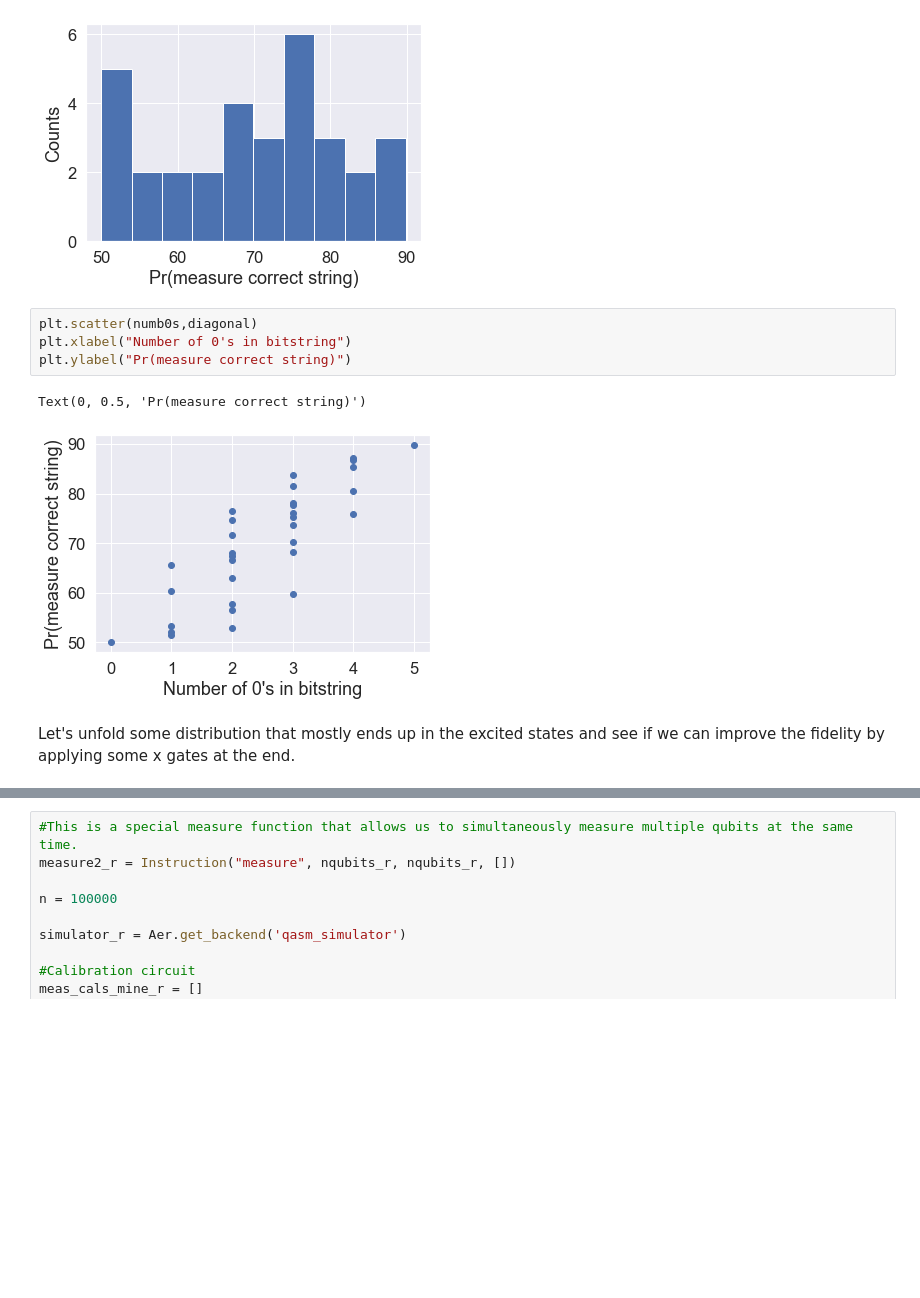
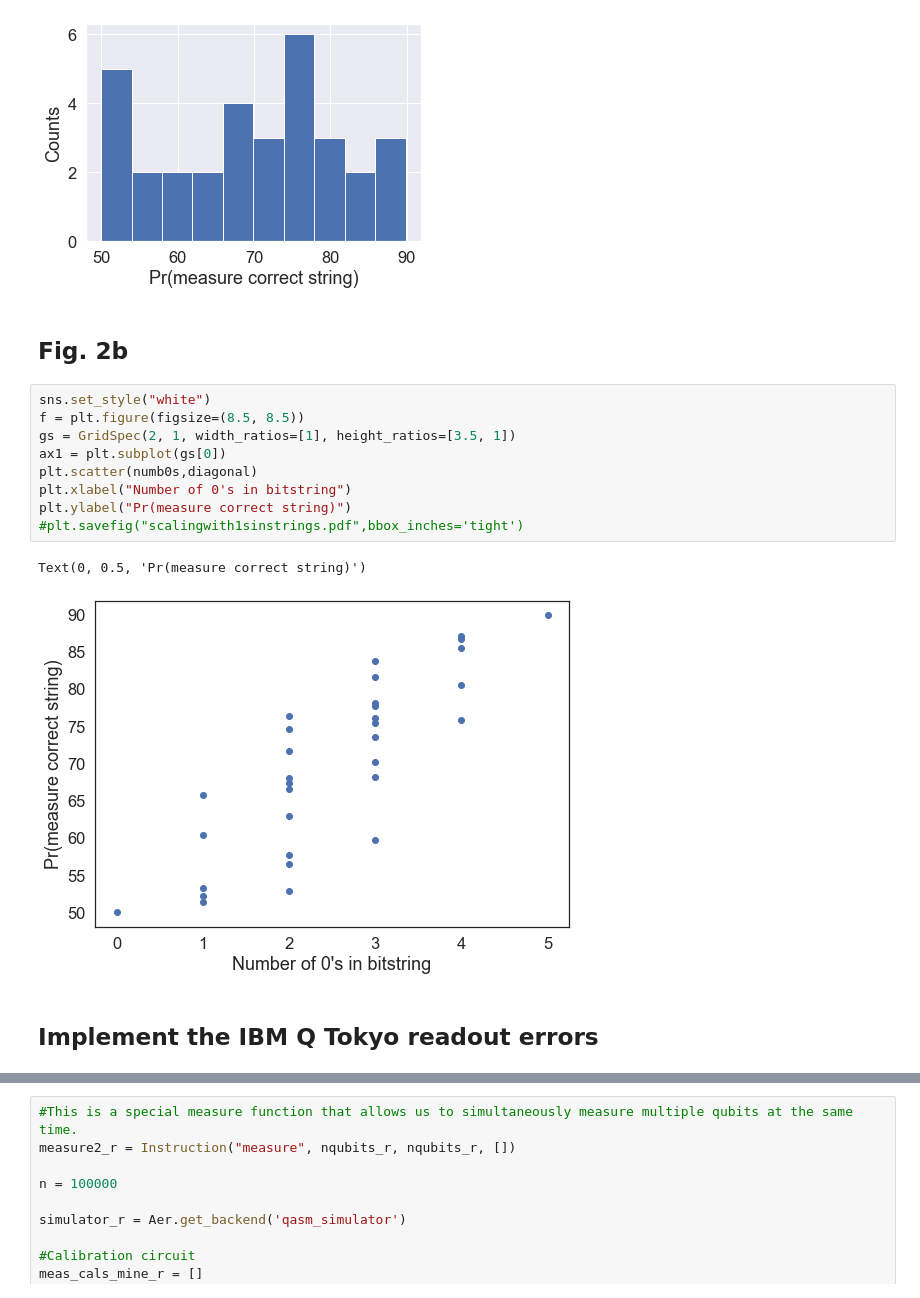
Before and after one commit to LBNL-HEP-QIS/ReadoutRebalancing, a Jupyter notebook: TestRebalancing.ipynb, the cells around one changed output, grey strips where cells are left out. Saved outputs shown, nothing was run; the diff lists cells and outputs as text; blank space fills up the shorter version.

```diff
--- a/TestRebalancing.ipynb
+++ b/TestRebalancing.ipynb
@@ -178,13 +188,20 @@ plt.xlabel("Pr(measure correct string)")
 # %% [output]
 Text(0.5, 0, 'Pr(measure correct string)')
 [figure]
+# %% [markdown]
+## Fig. 2b
 # %%
+sns.set_style("white")
+f = plt.figure(figsize=(8.5, 8.5))
+gs = GridSpec(2, 1, width_ratios=[1], height_ratios=[3.5, 1])
+ax1 = plt.subplot(gs[0])
 plt.scatter(numb0s,diagonal)
 plt.xlabel("Number of 0's in bitstring")
 plt.ylabel("Pr(measure correct string)")
+#plt.savefig("scalingwith1sinstrings.pdf",bbox_inches='tight')
 # %% [output]
 Text(0, 0.5, 'Pr(measure correct string)')
-[figure, old version]
+[figure, new version]
-# %% [markdown]
-Let's unfold some distribution that mostly ends up in the excited states and see if we can improve the fidelity by applying some x gates at the end.
+# %% [markdown]
+## Implement the IBM Q Tokyo readout errors
 # %%
```
Also changed, not shown: parts of 78 cells of this notebook, 23 other files.
